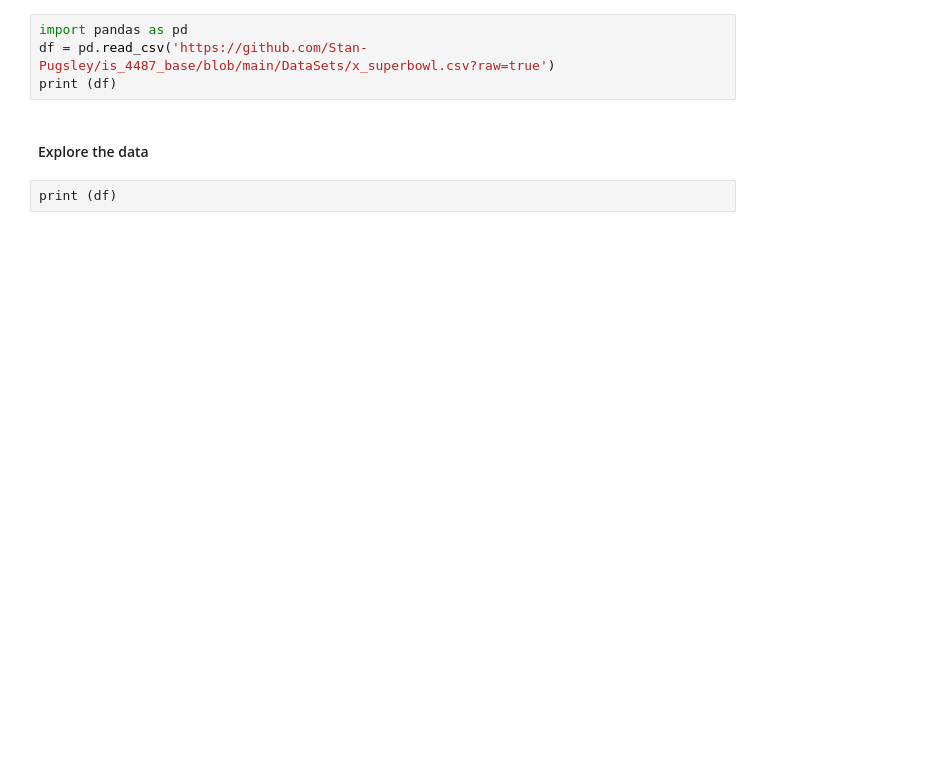
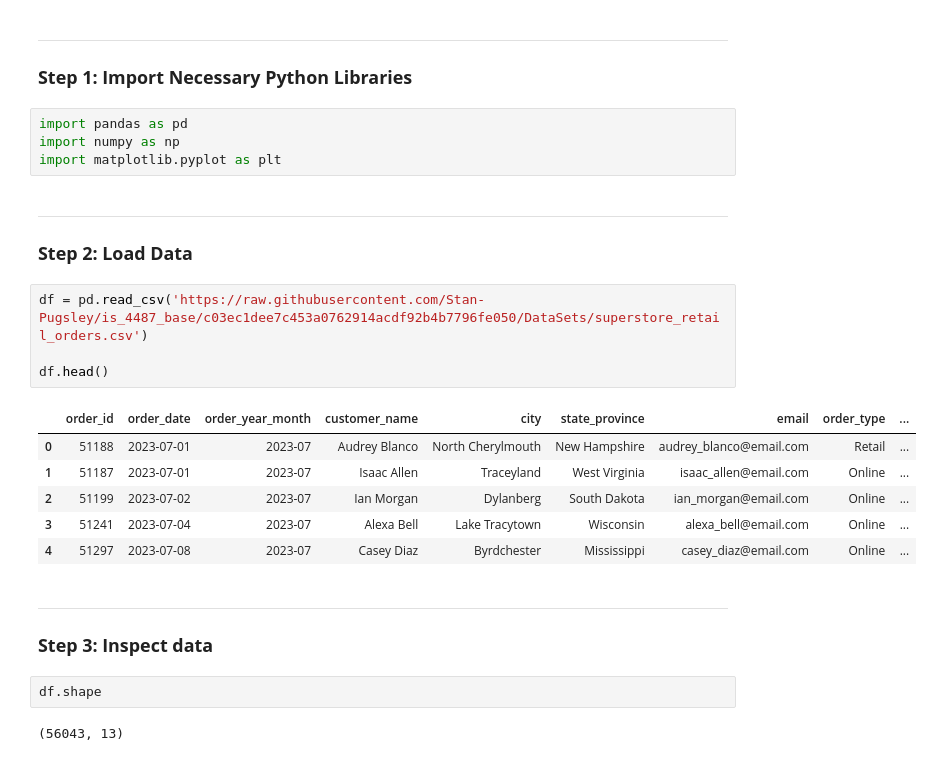
Before and after one commit to Stan-Pugsley/is_4487_base, a Jupyter notebook: Demos/demo_07_data_transformation.ipynb, the cells around one changed output. Drawn from its saved outputs; the diff is of its cells as text; blank space fills up the shorter version.

```diff
--- a/Demos/demo_07_data_transformation.ipynb
+++ b/Demos/demo_07_data_transformation.ipynb
@@ -27,8 +27,28 @@ Other variables are less useful in their current form.  Your task would be to lo
+# %% [markdown]
+---
+### **Step 1: Import Necessary Python Libraries**
+# %%
+import pandas as pd
+import numpy as np
+import matplotlib.pyplot as plt
+# %% [markdown]
+---
+### **Step 2: Load Data**
 # %%
-import pandas as pd
-df = pd.read_csv('https://github.com/Stan-Pugsley/is_4487_base/blob/main/DataSets/x_superbowl.csv?raw=true')
-print (df)
+df = pd.read_csv('https://raw.githubusercontent.com/Stan-Pugsley/is_4487_base/c03ec1dee7c453a0762914acdf92b4b7796fe050/DataSets/superstore_retail_orders.csv')
+
+df.head()
+# %% [output]
+|  | order_id | order_date | order_year_month | customer_name | city | state_province | email | order_type | ... |
+| 0 | 51188 | 2023-07-01 | 2023-07 | Audrey Blanco | North Cherylmouth | New Hampshire | audrey_blanco@email.com | Retail | ... |
+| 1 | 51187 | 2023-07-01 | 2023-07 | Isaac Allen | Traceyland | West Virginia | isaac_allen@email.com | Online | ... |
+| 2 | 51199 | 2023-07-02 | 2023-07 | Ian Morgan | Dylanberg | South Dakota | ian_morgan@email.com | Online | ... |
+| 3 | 51241 | 2023-07-04 | 2023-07 | Alexa Bell | Lake Tracytown | Wisconsin | alexa_bell@email.com | Online | ... |
+| 4 | 51297 | 2023-07-08 | 2023-07 | Casey Diaz | Byrdchester | Mississippi | casey_diaz@email.com | Online | ... |
-# %% [markdown]
-#### Explore the data
-# %%
-print (df)
+# %% [markdown]
+---
+### **Step 3: Inspect data**
+# %%
+df.shape
+# %% [output]
+(56043, 13)
```
Also changed, not shown: parts of 78 cells of this notebook, 1 other file.
